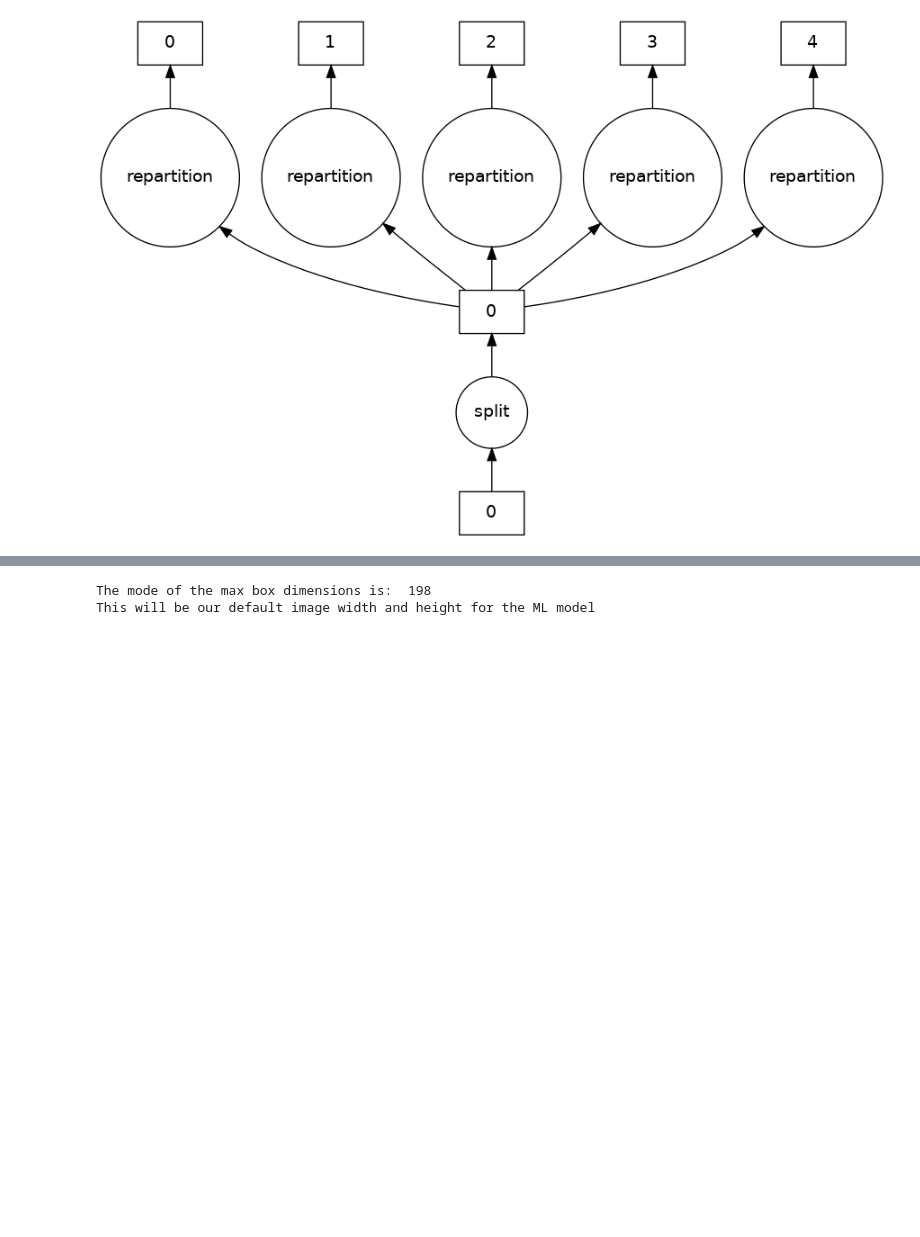
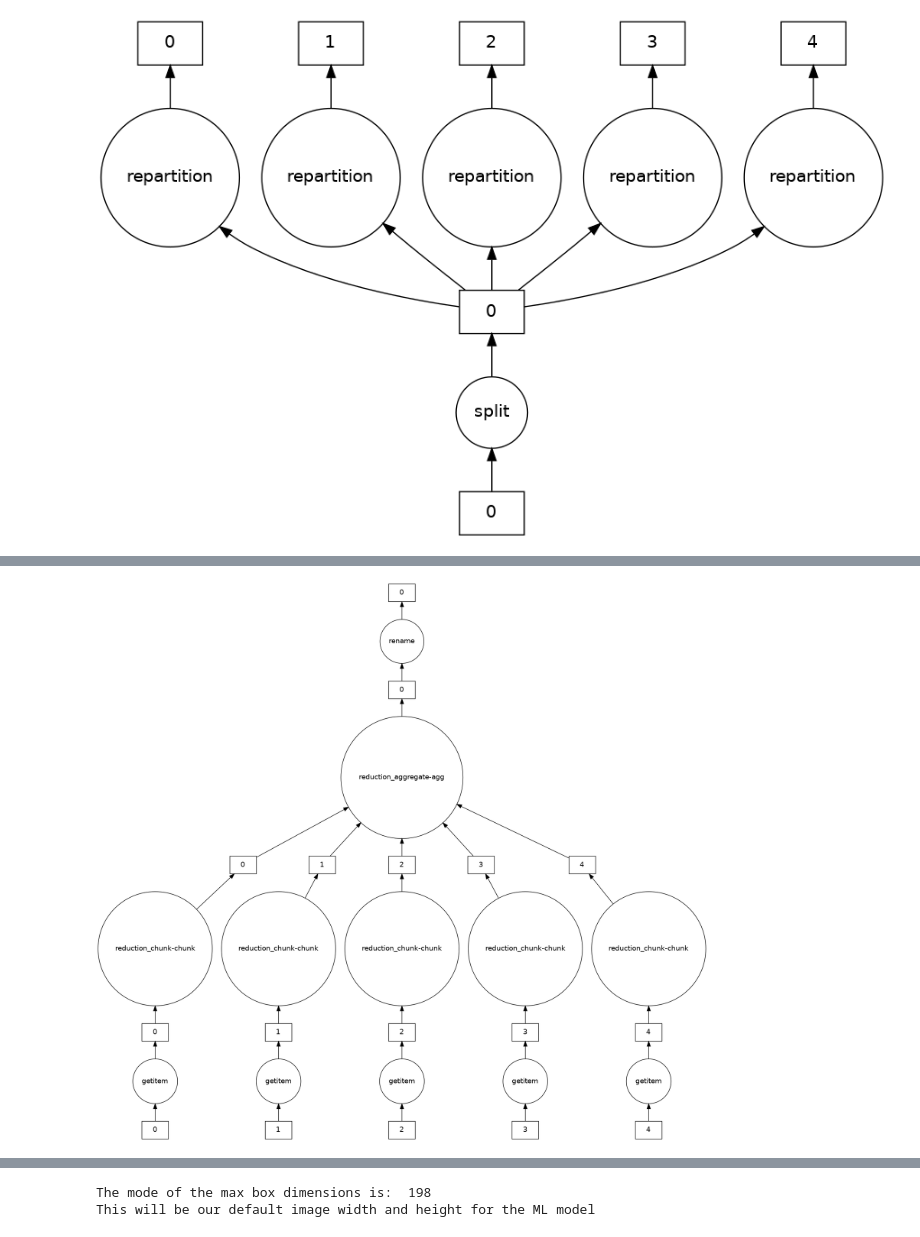
Before and after one commit to DanHarJor/MAPD-B, a Jupyter notebook: dask/notebooks/Daniel_dask_preprocessing.ipynb, the cells around one changed output, grey strips where cells are left out. Drawn from its saved outputs; the diff is of its cells as text; code cells hidden in the pictures; blank space fills up the shorter version.

```diff
--- a/dask/notebooks/Daniel_dask_preprocessing.ipynb
+++ b/dask/notebooks/Daniel_dask_preprocessing.ipynb
@@ -378,0 +454,7 @@ plt.legend()
+# %%
+df = df.persist()
+df = df.repartition(npartitions=5).persist()
+box_dim_mode = df['max_box_dim'].mode()
+box_dim_mode.visualize()
+# %% [output]
+[figure, added]
```
Also changed, not shown: parts of 66 cells of this notebook, 1 other file.
